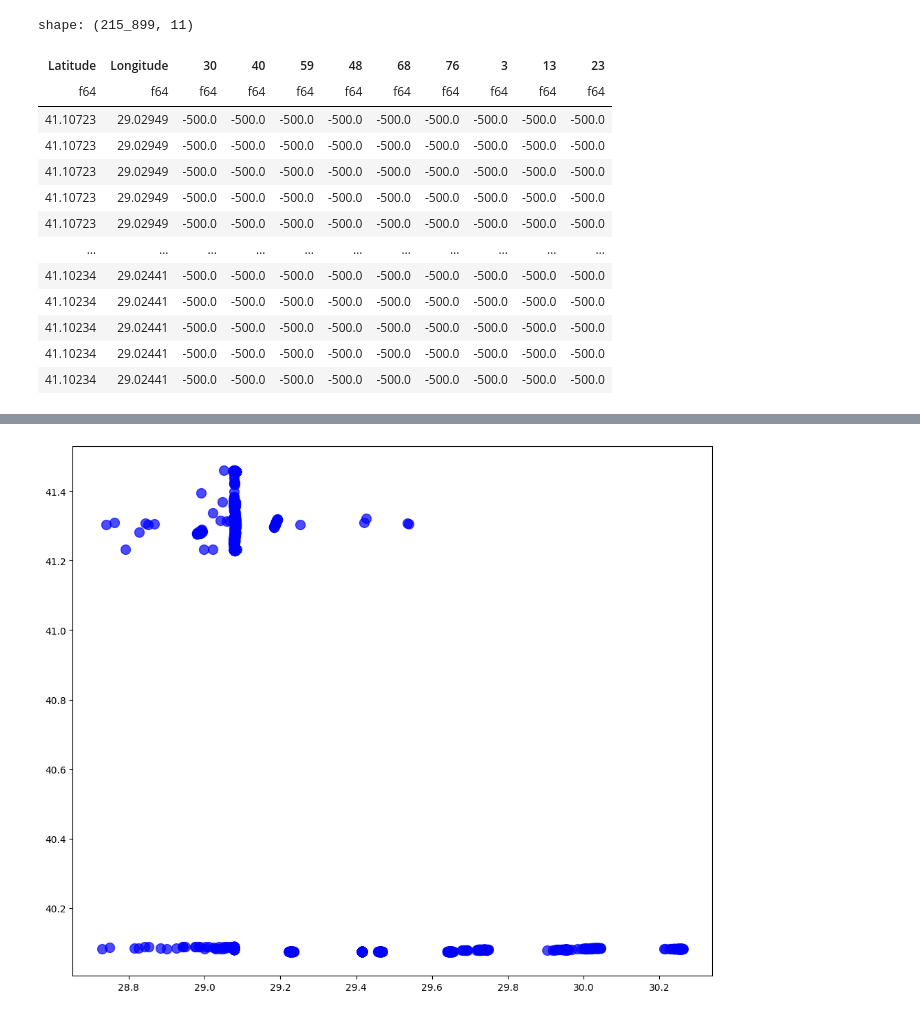
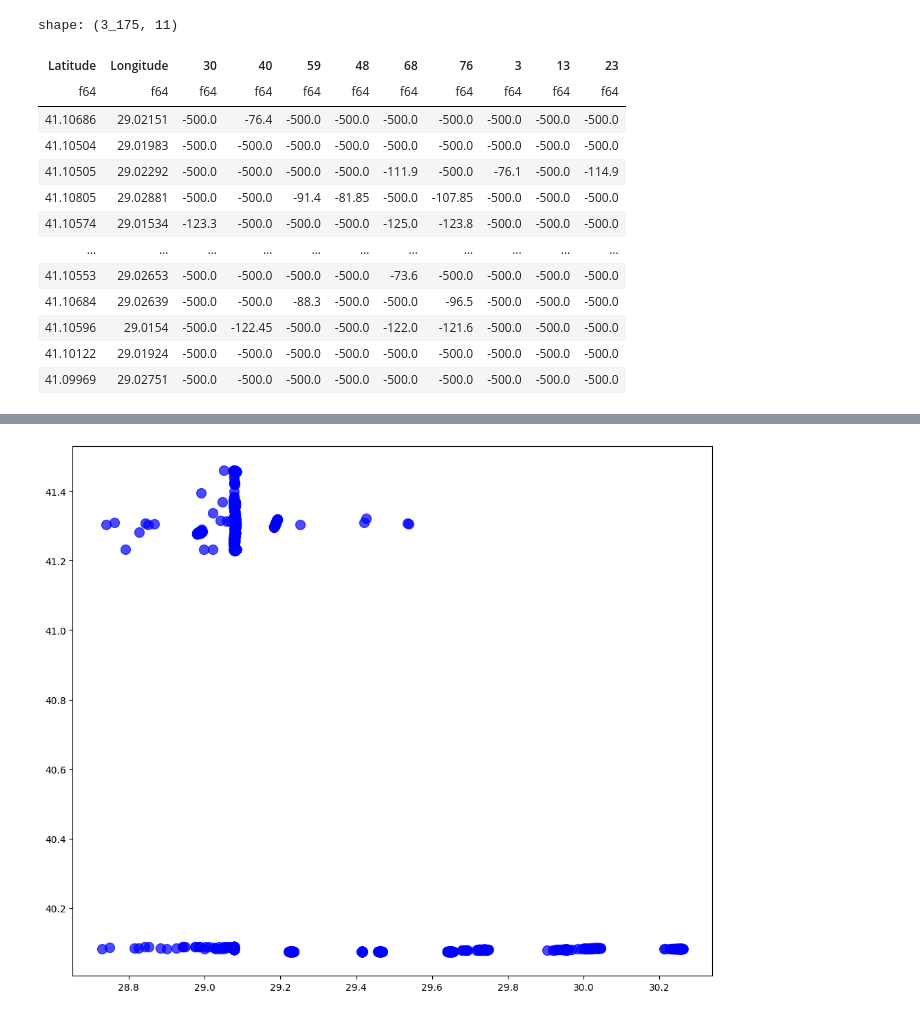
Before and after one commit to Teknofest-High5/5G-Positioning-Competition, a Jupyter notebook: Notebooks/rsrp_model.ipynb, the cells around one changed output, grey strips where cells are left out. Cells and saved outputs as stored; diff of their text form; code cells hidden in the pictures.

```diff
--- a/Notebooks/rsrp_model.ipynb
+++ b/Notebooks/rsrp_model.ipynb
@@ -28,19 +10,19 @@ shape: (215_899, 53)
-# %%
-measured_coverage = pl.read_parquet(paths._processed_measured_coverage_dir/"measured_signal_coverage.parquet")
-measured_coverage
-# %% [output]
-shape: (215_899, 11)
-| Latitude | Longitude | 30 | 40 | 59 | 48 | 68 | 76 | 3 | 13 | 23 |
-| f64 | f64 | f64 | f64 | f64 | f64 | f64 | f64 | f64 | f64 | f64 |
-| 41.10723 | 29.02949 | -500.0 | -500.0 | -500.0 | -500.0 | -500.0 | -500.0 | -500.0 | -500.0 | -500.0 |
-| 41.10723 | 29.02949 | -500.0 | -500.0 | -500.0 | -500.0 | -500.0 | -500.0 | -500.0 | -500.0 | -500.0 |
-| 41.10723 | 29.02949 | -500.0 | -500.0 | -500.0 | -500.0 | -500.0 | -500.0 | -500.0 | -500.0 | -500.0 |
-| 41.10723 | 29.02949 | -500.0 | -500.0 | -500.0 | -500.0 | -500.0 | -500.0 | -500.0 | -500.0 | -500.0 |
-| 41.10723 | 29.02949 | -500.0 | -500.0 | -500.0 | -500.0 | -500.0 | -500.0 | -500.0 | -500.0 | -500.0 |
-| … | … | … | … | … | … | … | … | … | … | … |
-| 41.10234 | 29.02441 | -500.0 | -500.0 | -500.0 | -500.0 | -500.0 | -500.0 | -500.0 | -500.0 | -500.0 |
-| 41.10234 | 29.02441 | -500.0 | -500.0 | -500.0 | -500.0 | -500.0 | -500.0 | -500.0 | -500.0 | -500.0 |
-| 41.10234 | 29.02441 | -500.0 | -500.0 | -500.0 | -500.0 | -500.0 | -500.0 | -500.0 | -500.0 | -500.0 |
-| 41.10234 | 29.02441 | -500.0 | -500.0 | -500.0 | -500.0 | -500.0 | -500.0 | -500.0 | -500.0 | -500.0 |
-| 41.10234 | 29.02441 | -500.0 | -500.0 | -500.0 | -500.0 | -500.0 | -500.0 | -500.0 | -500.0 | -500.0 |
+# %%
+signal_data = pl.read_parquet(paths._processed_measured_coverage_dir / "measured_signal_coverage.parquet")
+signal_data
+# %% [output]
+shape: (3_175, 11)
+| Latitude | Longitude | 30 | 40 | 59 | 48 | 68 | 76 | 3 | 13 | 23 |
+| f64 | f64 | f64 | f64 | f64 | f64 | f64 | f64 | f64 | f64 | f64 |
+| 41.10686 | 29.02151 | -500.0 | -76.4 | -500.0 | -500.0 | -500.0 | -500.0 | -500.0 | -500.0 | -500.0 |
+| 41.10504 | 29.01983 | -500.0 | -500.0 | -500.0 | -500.0 | -500.0 | -500.0 | -500.0 | -500.0 | -500.0 |
+| 41.10505 | 29.02292 | -500.0 | -500.0 | -500.0 | -500.0 | -111.9 | -500.0 | -76.1 | -500.0 | -114.9 |
+| 41.10805 | 29.02881 | -500.0 | -500.0 | -91.4 | -81.85 | -500.0 | -107.85 | -500.0 | -500.0 | -500.0 |
+| 41.10574 | 29.01534 | -123.3 | -500.0 | -500.0 | -500.0 | -125.0 | -123.8 | -500.0 | -500.0 | -500.0 |
+| … | … | … | … | … | … | … | … | … | … | … |
+| 41.10553 | 29.02653 | -500.0 | -500.0 | -500.0 | -500.0 | -73.6 | -500.0 | -500.0 | -500.0 | -500.0 |
+| 41.10684 | 29.02639 | -500.0 | -500.0 | -88.3 | -500.0 | -500.0 | -96.5 | -500.0 | -500.0 | -500.0 |
+| 41.10596 | 29.0154 | -500.0 | -122.45 | -500.0 | -500.0 | -122.0 | -121.6 | -500.0 | -500.0 | -500.0 |
+| 41.10122 | 29.01924 | -500.0 | -500.0 | -500.0 | -500.0 | -500.0 | -500.0 | -500.0 | -500.0 | -500.0 |
+| 41.09969 | 29.02751 | -500.0 | -500.0 | -500.0 | -500.0 | -500.0 | -500.0 | -500.0 | -500.0 | -500.0 |
 # %%
```
Also changed, not shown: parts of 3 cells of this notebook, 1 other file.
